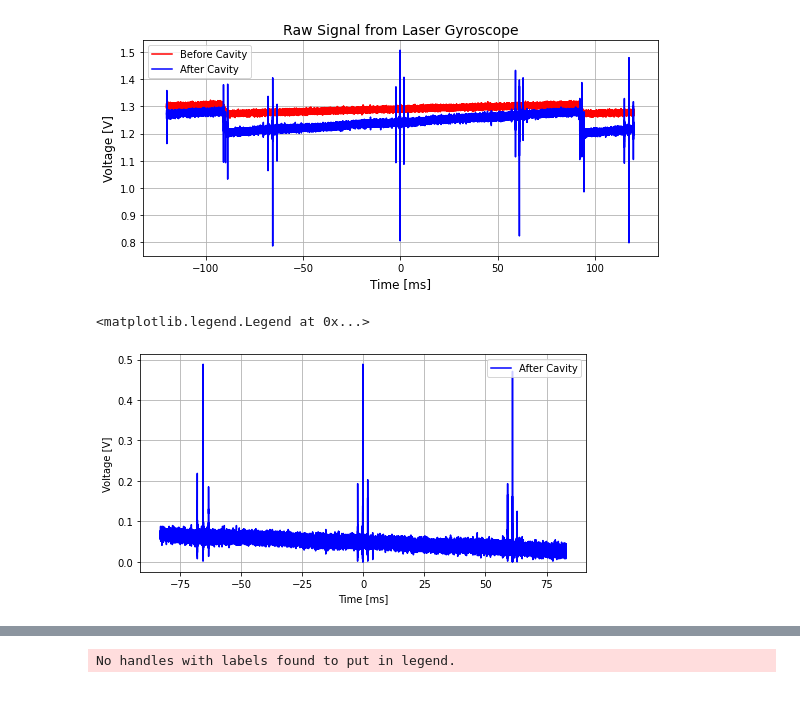
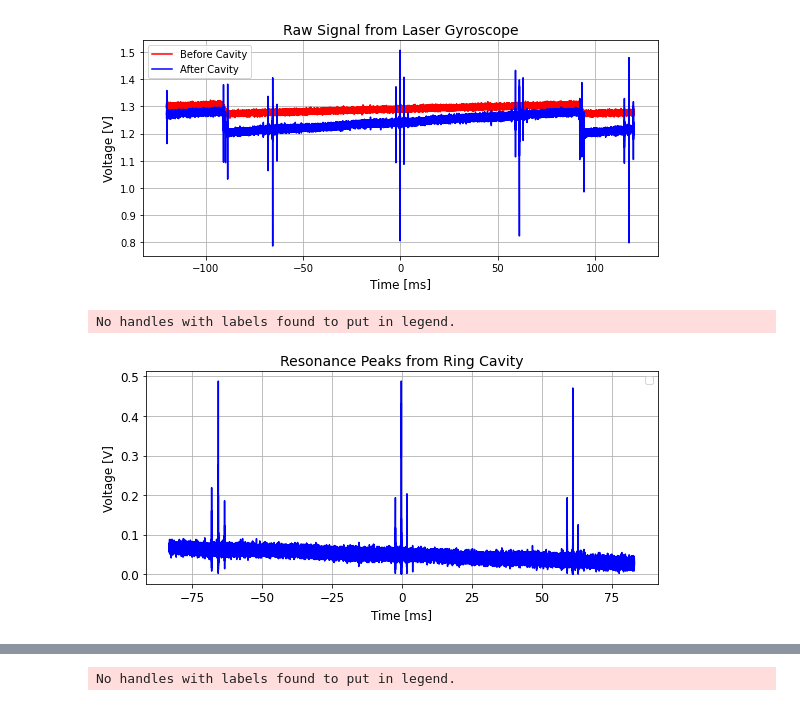
Before and after one commit to tesla1900/advanced-lab-course, a Jupyter notebook: laser_gyroscope/cavity_resonance_analysis.ipynb, the cells around one changed output, grey strips where cells are left out. Cells and saved outputs as stored; diff of their text form; code cells hidden in the pictures.

```diff
--- a/laser_gyroscope/cavity_resonance_analysis.ipynb
+++ b/laser_gyroscope/cavity_resonance_analysis.ipynb
@@ -49,25 +49,31 @@ plt.savefig(os.path.join(figure_path, "threeres_raw.png"), dpi=300)
 # %%
 # truncate region to that where the three resonant bands live
 time = threeres_data[:,0][20000:-20000]
 input_data = threeres_data[:,1][20000:-20000]
 res_data = threeres_data[:,2][20000:-20000]
 
 # subtract from the input laser signal so that the resonance plot is near zero
 # then take absolute value so that we see the peaks and no troughs
 # this allows easier finding of the sidebands
 abs_res = np.abs(res_data - input_data)
 
 # plot back what we saw before
-fig, ax = plt.subplots(figsize=(8,4))
+fig, ax = plt.subplots(figsize=(8,4), tight_layout=True)
 # ax.plot(time * 1e3, input_data, color="r", label="Before Cavity")
-ax.plot(time * 1e3, abs_res, color="b", label="After Cavity")
-ax.set_xlabel("Time [ms]")
-ax.set_ylabel("Voltage [V]")
+ax.plot(time * 1e3, abs_res, color="b")
+ax.set_xlabel("Time [ms]", fontsize=12)
+ax.set_ylabel("Voltage [V]", fontsize=12)
+ax.set_title("Resonance Peaks from Ring Cavity", fontsize=14)
 ax.grid()
 ax.legend()
+
+ax.tick_params(axis='both', which='major', labelsize=12)
+ax.tick_params(axis='both', which='minor', labelsize=12)
+
+plt.savefig(os.path.join(figure_path, "res_peaks_time.png"), dpi=300)
 # %% [output]
-<matplotlib.legend.Legend at 0x...>
+No handles with labels found to put in legend.
-[figure, old version]
+[figure, new version]
 # %%
 # find where peaks are, then find locations of sidebands since we know that they are 10MHz
 peaks_idces_approx = np.argwhere(abs_res > 0.47)  # based from plot'
```
Also changed, not shown: parts of 6 cells of this notebook, 4 other files.
